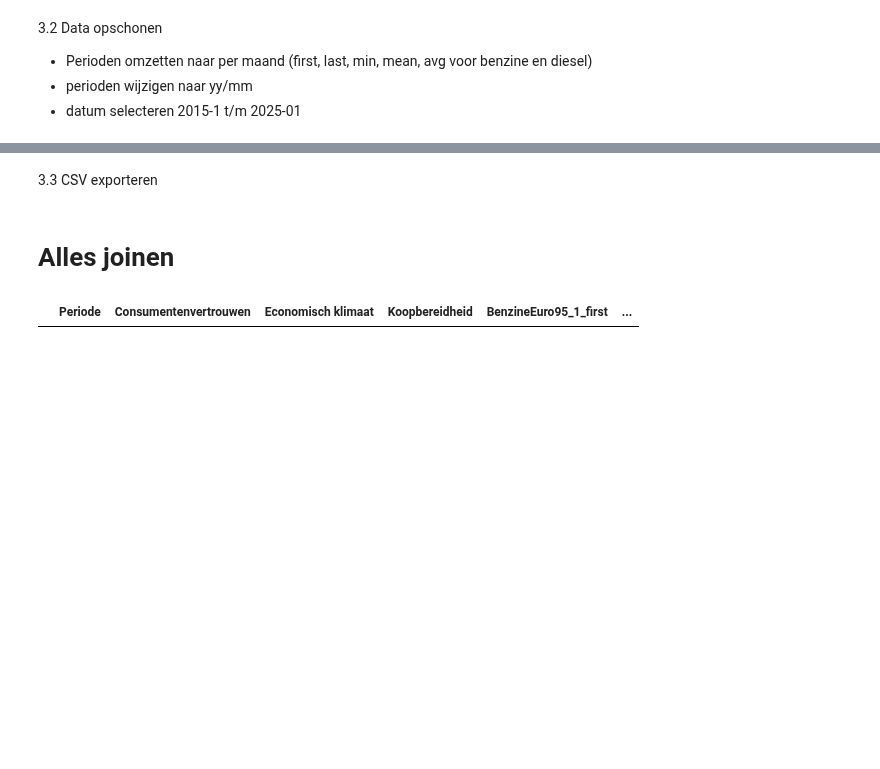
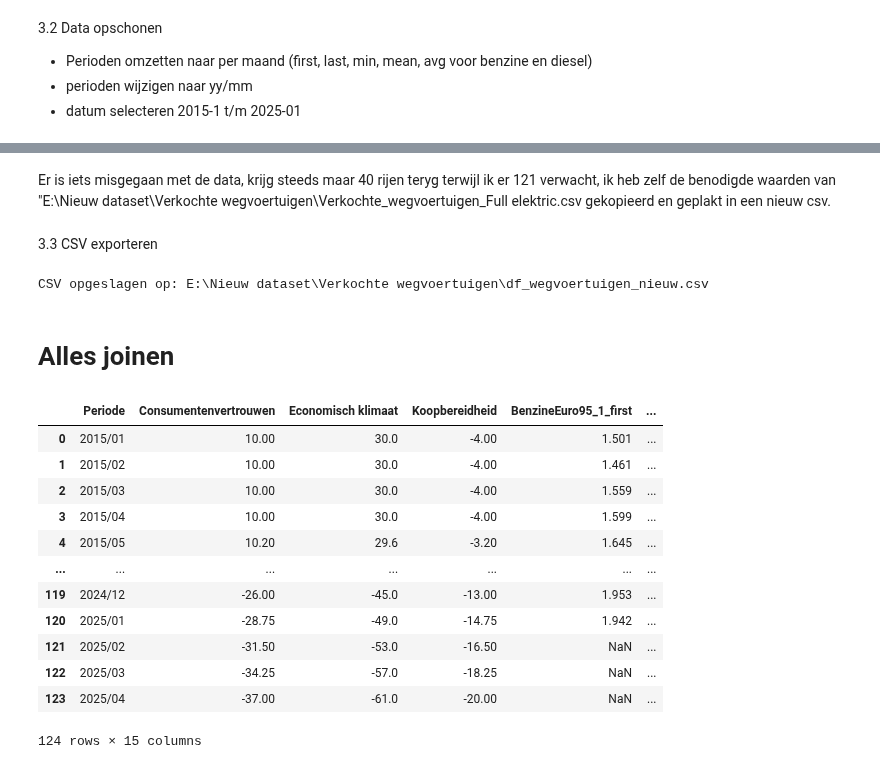
Before and after one commit to DylanHaaz/Tryhard, a Jupyter notebook: Code/Data exploration/Versie 1/Datainladen_1_.IPYNB, the cells around one changed output, grey strips where cells are left out. Saved outputs shown, nothing was run; the diff lists cells and outputs as text; code cells hidden in the pictures; blank space fills up the shorter version.

Commit message:
Join verbeterd

```diff
--- a/Code/Data exploration/Versie 1/Datainladen_1_.IPYNB
+++ b/Code/Data exploration/Versie 1/Datainladen_1_.IPYNB
@@ -341,23 +407,43 @@ display(df_wegvoertuigen)
+# %% [markdown]
+Er is iets misgegaan met de data, krijg steeds maar 40 rijen teryg terwijl ik er 121 verwacht, ik heb zelf de benodigde waarden van "E:\Nieuw dataset\Verkochte wegvoertuigen\Verkochte_wegvoertuigen_Full elektric.csv gekopieerd en geplakt in een nieuw csv.
 # %% [markdown]
 3.3 CSV exporteren
+# %%
+# Opslaan als CSV
+output_path = r"E:\Nieuw dataset\Verkochte wegvoertuigen\df_wegvoertuigen_nieuw.csv"
+df_wegvoertuigen_nieuw.to_csv(output_path, index=False)
+
+# Pad van de nieuwe CSV printen
+print(f"CSV opgeslagen op: {output_path}")
+# %% [output]
+CSV opgeslagen op: E:\Nieuw dataset\Verkochte wegvoertuigen\df_wegvoertuigen_nieuw.csv
 # %% [markdown]
 # Alles joinen
 # %%
-# 1. Join consumentenvertrouwen met pomprijzen
-df_joined = pd.merge(
-    df_consumentenvertrouwen_interpolatie,
-    df_pomprijzen_aggregatie,
-    on='Periode',
-    how='inner'  # <-- inner join
-)
-df_joined = pd.merge(
-    df_joined,
-    df_wegvoertuigen,
-    on='Periode',
-    how='inner'
-)
+# CSV's inladen
+df_pomprijzen = pd.read_csv(r"e:\Nieuw dataset\CBS POMPPRIJZEN\df_pomprijzen_aggregatie.csv")
+df_consumentenvertrouwen = pd.read_csv(r"E:\Nieuw dataset\Consumentenvertrouwen, economisch klimaat en koopbereidheid ongecorrigeerd\consumentenvertrouwen_interpolatie.csv")
+df_wegvoertuigen = pd.read_csv(r"E:\Nieuw dataset\Verkochte wegvoertuigen\df_wegvoertuigen_nieuw.csv")
 
-# 3. Resultaat bekijken
+# Joinen op 'Periode' (left join op consumentenvertrouwen als basis)
+df_joined = pd.merge(df_consumentenvertrouwen, df_pomprijzen, on='Periode', how='left')
+df_joined = pd.merge(df_joined, df_wegvoertuigen, on='Periode', how='left')
+# Filteren op periodes tot en met 2025/01
+
+
+# Resultaat bekijken
 display(df_joined)
 # %% [output]
 |  | Periode | Consumentenvertrouwen | Economisch klimaat | Koopbereidheid | BenzineEuro95_1_first | ... |
+| 0 | 2015/01 | 10.00 | 30.0 | -4.00 | 1.501 | ... |
+| 1 | 2015/02 | 10.00 | 30.0 | -4.00 | 1.461 | ... |
+| 2 | 2015/03 | 10.00 | 30.0 | -4.00 | 1.559 | ... |
+| 3 | 2015/04 | 10.00 | 30.0 | -4.00 | 1.599 | ... |
+| 4 | 2015/05 | 10.20 | 29.6 | -3.20 | 1.645 | ... |
+| ... | ... | ... | ... | ... | ... | ... |
+| 119 | 2024/12 | -26.00 | -45.0 | -13.00 | 1.953 | ... |
+| 120 | 2025/01 | -28.75 | -49.0 | -14.75 | 1.942 | ... |
+| 121 | 2025/02 | -31.50 | -53.0 | -16.50 | NaN | ... |
+| 122 | 2025/03 | -34.25 | -57.0 | -18.25 | NaN | ... |
+| 123 | 2025/04 | -37.00 | -61.0 | -20.00 | NaN | ... |
+124 rows × 15 columns
```
Also changed, not shown: parts of 17 cells of this notebook.
